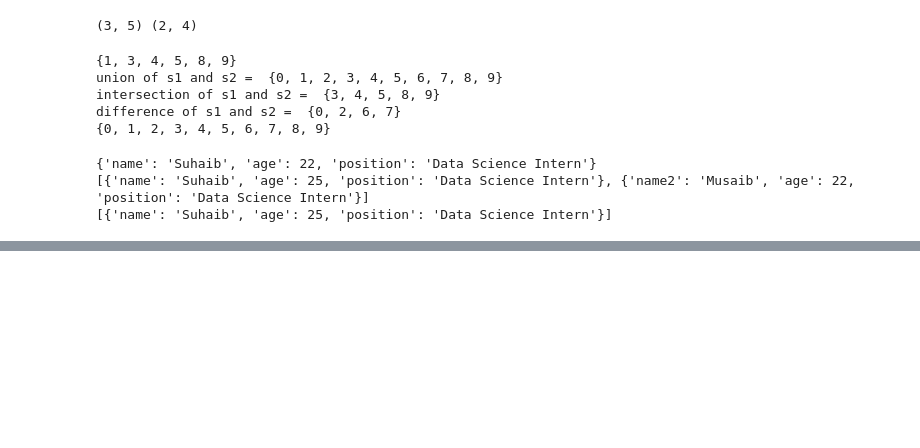
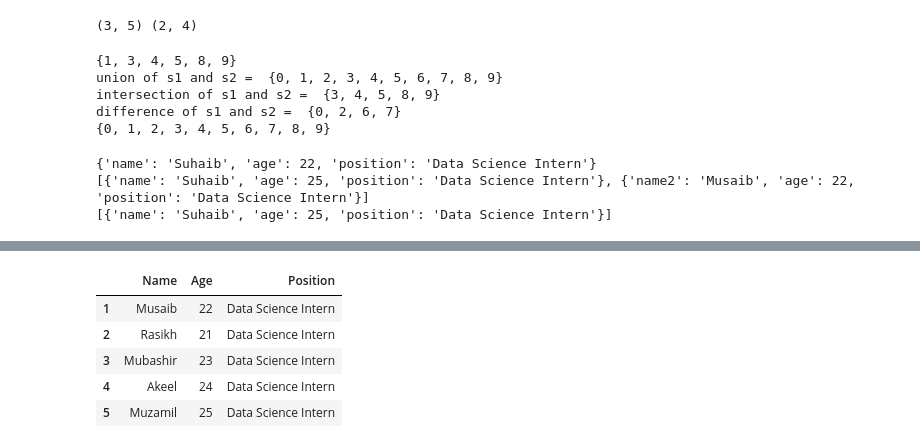
Before and after one commit to meersuhaib191/Week1_foundations, a Jupyter notebook: week1_foundations.ipynb, the cells around one changed output, grey strips where cells are left out. Cells and saved outputs as stored; diff of their text form; code cells hidden in the pictures; blank space fills up the shorter version.

```diff
--- a/week1_foundations.ipynb
+++ b/week1_foundations.ipynb
@@ -171,0 +387,9 @@ print(mydict)
+# %%
+df.tail()
+# %% [output]
+|  | Name | Age | Position |
+| 1 | Musaib | 22 | Data Science Intern |
+| 2 | Rasikh | 21 | Data Science Intern |
+| 3 | Mubashir | 23 | Data Science Intern |
+| 4 | Akeel | 24 | Data Science Intern |
+| 5 | Muzamil | 25 | Data Science Intern |
```
Also changed, not shown: parts of 36 cells of this notebook, 1 other file.
